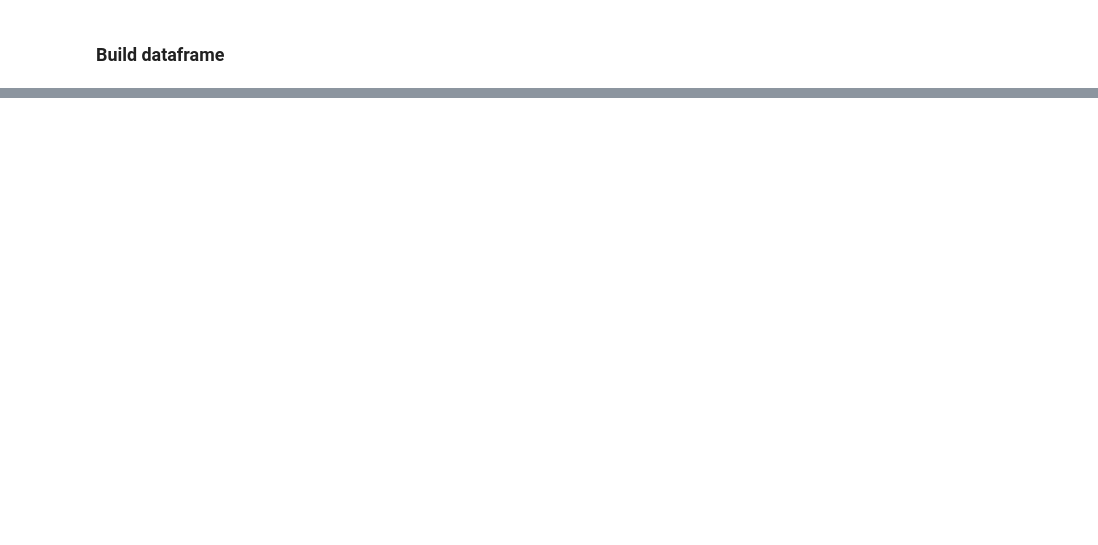
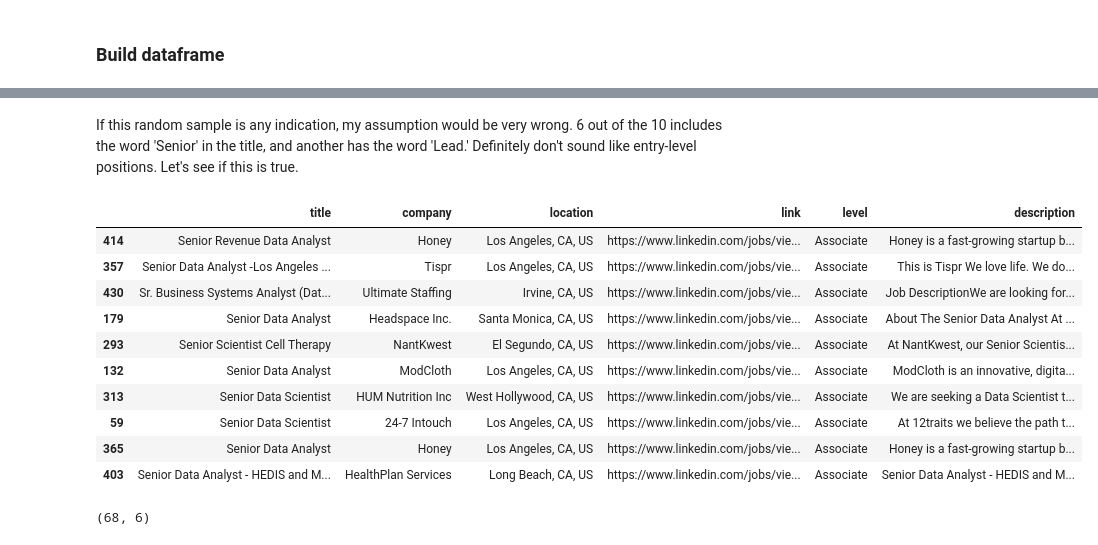
Before and after one commit to 26Jinx/SieveJobs, a Jupyter notebook: LinkedIn_Jobs_Data.ipynb, the cells around one changed output, grey strips where cells are left out. Saved outputs shown, nothing was run; the diff lists cells and outputs as text; code cells hidden in the pictures; blank space fills up the shorter version.

```diff
--- a/LinkedIn_Jobs_Data.ipynb
+++ b/LinkedIn_Jobs_Data.ipynb
@@ -171,0 +211,24 @@ profile
+# %% [markdown]
+If this random sample is any indication, my assumption would be very wrong. 6 out of the 10 includes the word 'Senior' in the title, and another has the word 'Lead.' Definitely don't sound like entry-level positions. Let's see if this is true.
+# %%
+#df_assoc['title'].value_counts()
+
+# it might be a little easier to read if Senior or Sr is filtered
+sr_assoc = df_assoc.loc[df_assoc['title'].str.contains('Senior|Sr')]
+sr_assoc.sample(10)
+# %% [output]
+|  | title | company | location | link | level | description |
+| 414 | Senior Revenue Data Analyst | Honey | Los Angeles, CA, US | https://www.linkedin.com/jobs/vie... | Associate | Honey is a fast-growing startup b... |
+| 357 | Senior Data Analyst -Los Angeles ... | Tispr | Los Angeles, CA, US | https://www.linkedin.com/jobs/vie... | Associate | This is Tispr We love life. We do... |
+| 430 | Sr. Business Systems Analyst (Dat... | Ultimate Staffing | Irvine, CA, US | https://www.linkedin.com/jobs/vie... | Associate | Job DescriptionWe are looking for... |
+| 179 | Senior Data Analyst | Headspace Inc. | Santa Monica, CA, US | https://www.linkedin.com/jobs/vie... | Associate | About The Senior Data Analyst At ... |
+| 293 | Senior Scientist Cell Therapy | NantKwest | El Segundo, CA, US | https://www.linkedin.com/jobs/vie... | Associate | At NantKwest, our Senior Scientis... |
+| 132 | Senior Data Analyst | ModCloth | Los Angeles, CA, US | https://www.linkedin.com/jobs/vie... | Associate | ModCloth is an innovative, digita... |
+| 313 | Senior Data Scientist | HUM Nutrition Inc | West Hollywood, CA, US | https://www.linkedin.com/jobs/vie... | Associate | We are seeking a Data Scientist t... |
+| 59 | Senior Data Scientist | 24-7 Intouch | Los Angeles, CA, US | https://www.linkedin.com/jobs/vie... | Associate | At 12traits we believe the path t... |
+| 365 | Senior Data Analyst | Honey | Los Angeles, CA, US | https://www.linkedin.com/jobs/vie... | Associate | Honey is a fast-growing startup b... |
+| 403 | Senior Data Analyst - HEDIS and M... | HealthPlan Services | Long Beach, CA, US | https://www.linkedin.com/jobs/vie... | Associate | Senior Data Analyst - HEDIS and M... |
+# %%
+sr_assoc.shape
+# %% [output]
+(68, 6)
```
Also changed, not shown: parts of 12 cells of this notebook.
